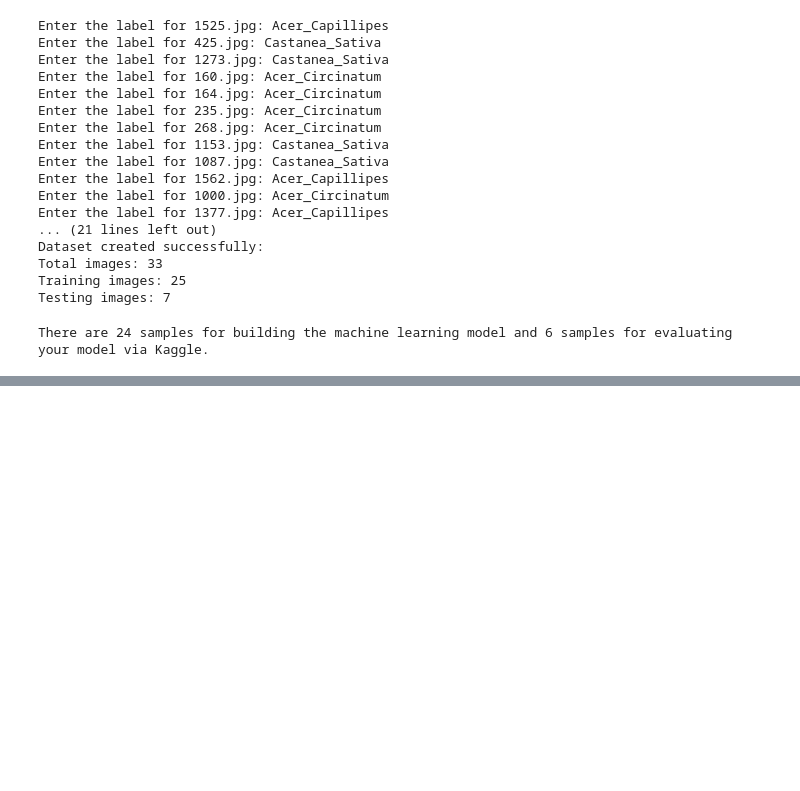
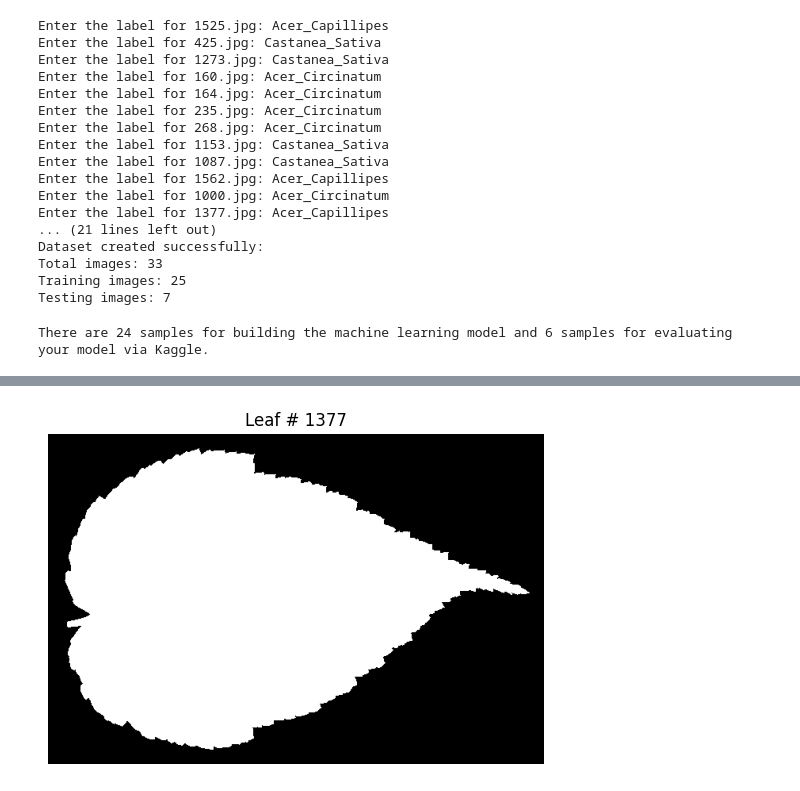
Before and after one commit to noora20FH/PCVK, a Jupyter notebook: leaf_classification_PCVK_finalProject.ipynb, the cells around one changed output, grey strips where cells are left out. Saved outputs shown, nothing was run; the diff lists cells and outputs as text; code cells hidden in the pictures; blank space fills up the shorter version.

```diff
--- a/leaf_classification_PCVK_finalProject.ipynb
+++ b/leaf_classification_PCVK_finalProject.ipynb
@@ -561,0 +344,28 @@ There are 24 samples for building the machine learning model and 6 samples for e
+# %%
+import os
+from PIL import Image
+import matplotlib.pyplot as plt
+
+# Set the directory path in Google Drive where your images are located
+directory_path = '/content/drive/MyDrive/Leaf_Images'
+
+# Get the filenames of the leaves under the directory
+image_path_list = os.listdir(directory_path)
+
+# Looking at the first image
+i = 0
+image_path = os.path.join(directory_path, image_path_list[i])
+
+# Load the image
+image = Image.open(image_path).convert('L')  # Convert to grayscale
+
+# Extract the image name from the path
+image_name = os.path.splitext(image_path_list[i])[0]
+
+# Display the image with the title
+plt.imshow(image, cmap='gray')
+plt.title('Leaf # ' + image_name)
+plt.axis('off')
+plt.show()
+# %% [output]
+[figure, added]
```
Also changed, not shown: parts of 18 cells of this notebook.
